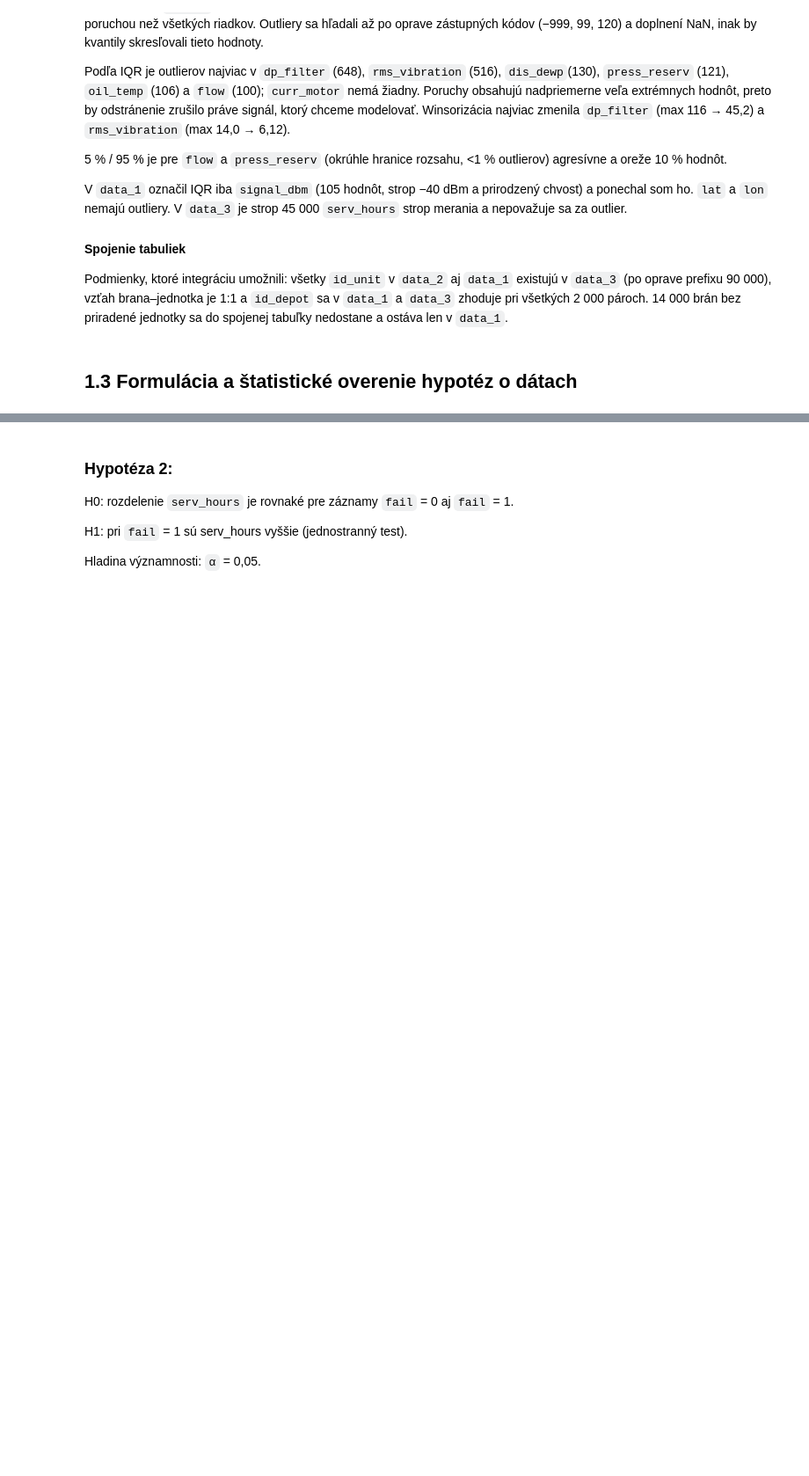
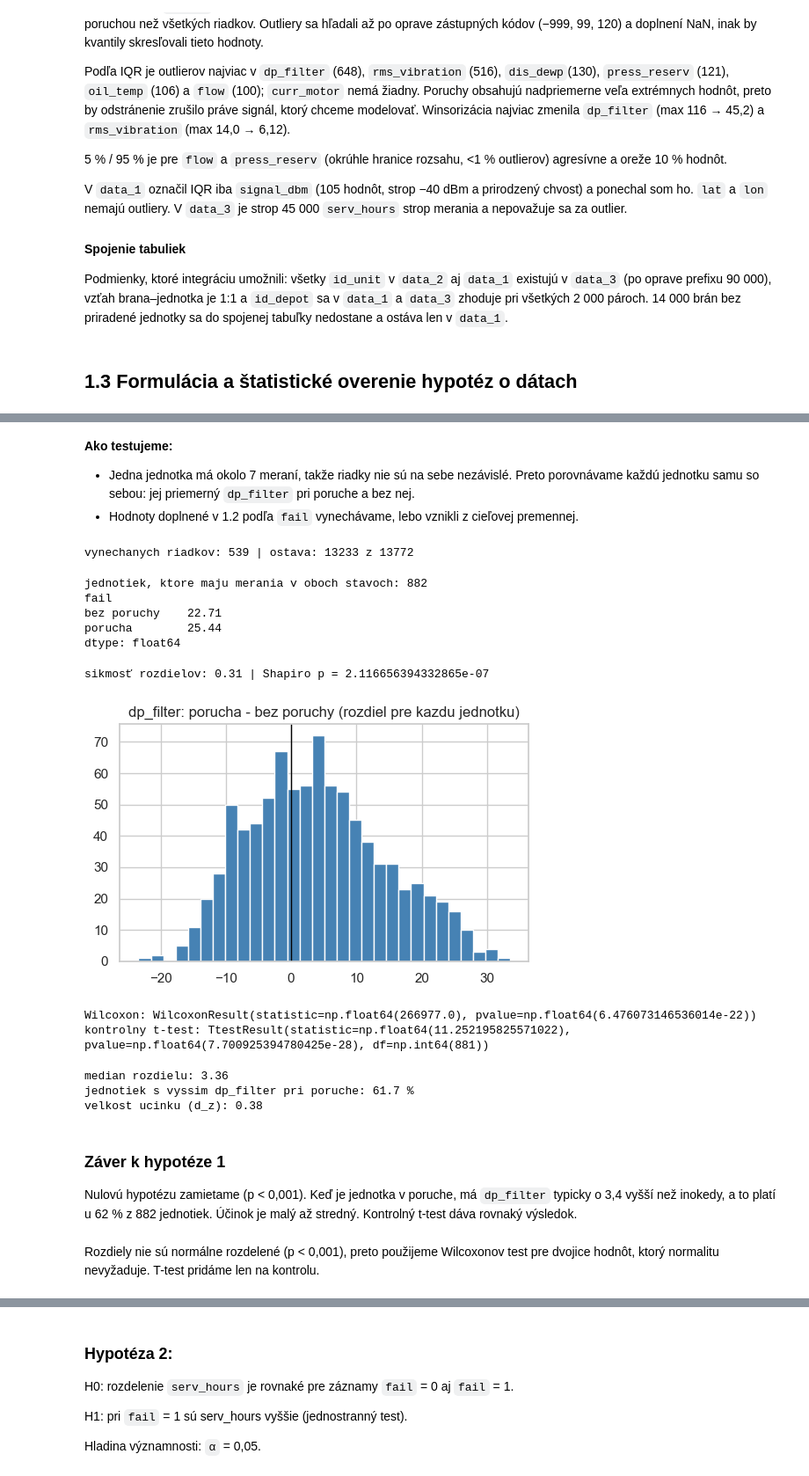
Before and after one commit to Walorean/Iau_project, a Jupyter notebook: test.ipynb, the cells around one changed output, grey strips where cells are left out. Shown at 88% size. Drawn from its saved outputs; the diff is of its cells as text; code cells hidden in the pictures; blank space fills up the shorter version.

```diff
--- a/test.ipynb
+++ b/test.ipynb
@@ -1542,0 +1539,60 @@ Podmienky, ktoré integráciu umožnili: všetky `id_unit` v `data_2` aj `data_1
+# %% [markdown]
+**Ako testujeme:**
+* Jedna jednotka má okolo 7 meraní, takže riadky nie sú na sebe nezávislé. Preto porovnávame každú jednotku samu so sebou: jej priemerný `dp_filter` pri poruche a bez nej.
+* Hodnoty doplnené v 1.2 podľa `fail` vynechávame, lebo vznikli z cieľovej premennej.
+# %%
+ALPHA = 0.05
+d2 = data_2_wins.copy()
+
+# hodnoty doplnene v 1.2 sa rovnaju mediánu svojej skupiny fail
+imputed = d2["dp_filter"] == d2.groupby("fail")["dp_filter"].transform("median")
+obs = d2[~imputed]
+print("vynechanych riadkov:", imputed.sum(), "| ostava:", len(obs), "z", len(d2))
+# %% [output]
+vynechanych riadkov: 539 | ostava: 13233 z 13772
+# %%
+# pre kazdu jednotku: priemerny dp_filter pri poruche (1) a bez poruchy (0)
+pairs = obs.groupby(["id_unit", "fail"])["dp_filter"].mean().unstack().dropna()
+diff = pairs[1] - pairs[0]
+n = len(diff)
+
+print("jednotiek, ktore maju merania v oboch stavoch:", n)
+print(pairs.median().round(2).rename({0: "bez poruchy", 1: "porucha"}))
+# %% [output]
+jednotiek, ktore maju merania v oboch stavoch: 882
+fail
+bez poruchy    22.71
+porucha        25.44
+dtype: float64
+# %%
+print("sikmosť rozdielov:", round(diff.skew(), 2), "| Shapiro p =", stats.shapiro(diff).pvalue)
+
+plt.figure(figsize=(6, 3.5))
+plt.hist(diff, bins=30, color="steelblue")
+plt.axvline(0, color="black", lw=1)
+plt.title("dp_filter: porucha - bez poruchy (rozdiel pre kazdu jednotku)")
+plt.show()
+# %% [output]
+sikmosť rozdielov: 0.31 | Shapiro p = 2.116656394332865e-07
+[figure, added]
+# %%
+print("Wilcoxon:", stats.wilcoxon(diff, alternative="greater"))
+print("kontrolny t-test:", stats.ttest_1samp(diff, 0, alternative="greater"))
+# %% [output]
+Wilcoxon: WilcoxonResult(statistic=np.float64(266977.0), pvalue=np.float64(6.476073146536014e-22))
+kontrolny t-test: TtestResult(statistic=np.float64(11.252195825571022), pvalue=np.float64(7.700925394780425e-28), df=np.int64(881))
+# %%
+dz = diff.mean() / diff.std(ddof=1)
+
+print("median rozdielu:", round(diff.median(), 2))
+print("jednotiek s vyssim dp_filter pri poruche:", round((diff > 0).mean() * 100, 1), "%")
+print("velkost ucinku (d_z):", round(dz, 2))
+# %% [output]
+median rozdielu: 3.36
+jednotiek s vyssim dp_filter pri poruche: 61.7 %
+velkost ucinku (d_z): 0.38
+# %% [markdown]
+### Záver k hypotéze 1
+Nulovú hypotézu zamietame (p < 0,001). Keď je jednotka v poruche, má `dp_filter` typicky o 3,4 vyšší než inokedy, a to platí u 62 % z 882 jednotiek. Účinok je malý až stredný. Kontrolný t-test dáva rovnaký výsledok.
+# %% [markdown]
+Rozdiely nie sú normálne rozdelené (p < 0,001), preto použijeme Wilcoxonov test pre dvojice hodnôt, ktorý normalitu nevyžaduje. T-test pridáme len na kontrolu.
```
Also changed, not shown: parts of 10 cells of this notebook.
